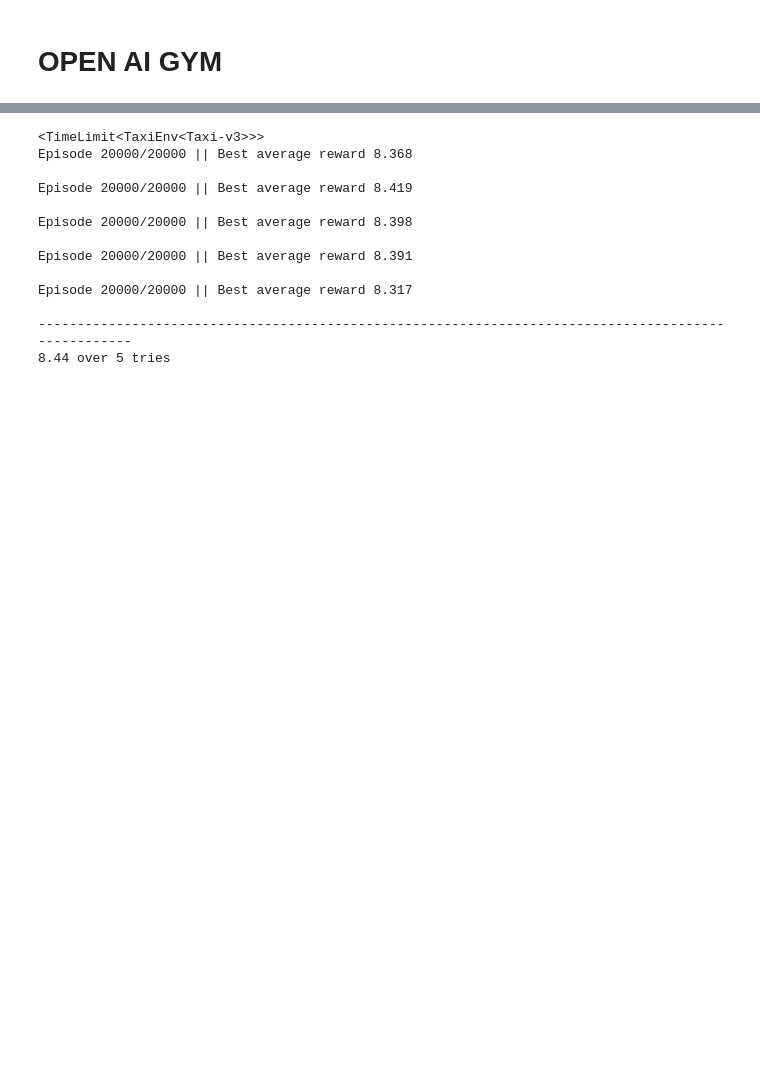
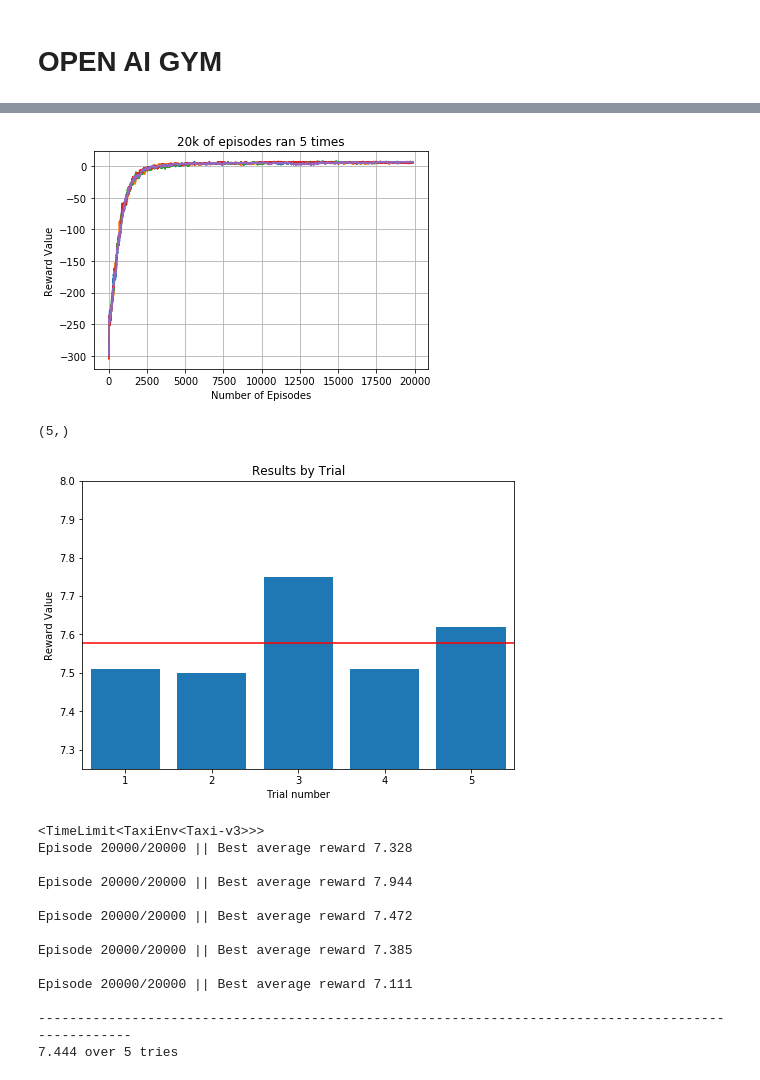
Before and after one commit to gutscdav000/open_ai_taxi, a Jupyter notebook: runner.ipynb, the cells around one changed output, grey strips where cells are left out. Cells and saved outputs as stored; diff of their text form; code cells hidden in the pictures; blank space fills up the shorter version.

Commit message:
adding sarsa and expected sarsa as well as some graphics

```diff
--- a/runner.ipynb
+++ b/runner.ipynb
@@ -74,0 +46,36 @@ Episode 20000/20000 || Best average reward 8.565
+# %%
+# results for taxi-v2
+# no epsilon decay
+# nA=6, alpha=0.1, epsilon=0.01, gamma=0.75 -> 9.075999999999999 over 5 tries
+# nA=6, alpha=0.25, epsilon=0.01, gamma=0.9 -> 9.065999999999999 over 5 tries
+# nA=6, alpha=0.25, epsilon=0.01, gamma=0.75-> 8.970000000000002 over 5 tries
+# nA=6, alpha=0.5, epsilon=0.01, gamma=0.75 -> 9.056000000000001 over 5 tries
+# nA=6, alpha=0.75, epsilon=0.01, gamma=0.75-> 8.895999999999999 over 5 tries
+#########################################################################################
+# epsilon decay by 25% every 1000 episodes after min epsilon is reached
+# nA=6, alpha=0.1, epsilon=0.01, gamma=0.75 -> 9.044 over 5 tries
+################ Taxi-V3 ################################################################
+# epsilon decay by 90% every 500 episodes after min epsilon is reached -> 8.598 over 5 tries
+# nA=6, alpha=0.1, epsilon=0.01, gamma=0.9
+
+# epsilon decay by 90% every 500 episodes after min epsilon is reached -> 8.53 over 5 tries
+# nA=6, alpha=0.1, epsilon=0.01, gamma=0.75
+
+# epsilon decay by 90% every 500 episodes after min epsilon is reached -> 8.495999999999999 over 5 tries
+# learning rate decay by 50% every 1000 episodes after 8k episodes
+# nA=6, alpha=0.1, epsilon=0.01, gamma=0.9
+
+env = gym.make('Taxi-v3')
+print(env)
+
+bestAvgRewards = []
+trialAvgRewards = []
+for i in range(5):
+    agent = Agent(nA=6, alpha=0.1, epsilon=0.01, gamma=0.98, learning_algo='expected_sarsa')
+    avg_rewards, best_avg_reward = interact(env, agent)
+    trialAvgRewards.append(avg_rewards)
+    bestAvgRewards.append(best_avg_reward)
+
+print('-'*100)
+# print(f"{ np.mean(bestAvgRewards) } over 5 tries")
+print("{} over 5 tries".format(np.mean(bestAvgRewards)))
@@ -75,30 +96,38 @@ Episode 20000/20000 || Best average reward 8.565
+# %%
+expected_sarsa_trial_avg = trialAvgRewards
+expected_sarsa_best_reward = bestAvgRewards
+avg_episodic_reward(trialAvgRewards, save=True, save_name="images/learning_rate_expected_sarsa.png")
+best_avg_by_trial(bestAvgRewards, save=True, save_name="images/trial_reward_expected_sarsa.png")
+# %% [output]
+[figure, added]
+(5,)
+[figure, added]
 # %%
 env = gym.make('Taxi-v3')
 print(env)
-# agent = Agent(nA=6, alpha=0.1, epsilon=0.01, gamma=0.9)
 
-bestRewards = []
-avgRewards = []
+bestAvgRewards = []
+trialAvgRewards = []
 for i in range(5):
-    agent = Agent(nA=6, alpha=0.65, epsilon=0.01, gamma=0.9)
+    agent = Agent(nA=6, alpha=0.1, epsilon=0.01, gamma=0.98, learning_algo='sarsa')
     avg_rewards, best_avg_reward = interact(env, agent)
-    bestRewards.append(best_avg_reward)
-    avgRewards.append(avg_rewards)
-
+    trialAvgRewards.append(avg_rewards)
+    bestAvgRewards.append(best_avg_reward)
 
 print('-'*100)
-print(f"{ np.mean(bestAvgRewards) } over 5 tries")
+# print(f"{ np.mean(bestAvgRewards) } over 5 tries")
+print("{} over 5 tries".format(np.mean(bestAvgRewards)))
 # %% [output]
 <TimeLimit<TaxiEnv<Taxi-v3>>>
-Episode 20000/20000 || Best average reward 8.368
+Episode 20000/20000 || Best average reward 7.328
 
-Episode 20000/20000 || Best average reward 8.419
+Episode 20000/20000 || Best average reward 7.944
 
-Episode 20000/20000 || Best average reward 8.398
+Episode 20000/20000 || Best average reward 7.472
 
-Episode 20000/20000 || Best average reward 8.391
+Episode 20000/20000 || Best average reward 7.385
 
-Episode 20000/20000 || Best average reward 8.317
+Episode 20000/20000 || Best average reward 7.111
 
 ----------------------------------------------------------------------------------------------------
-8.44 over 5 tries
+7.444 over 5 tries
```
Also changed, not shown: parts of 9 cells of this notebook, 12 other files.
